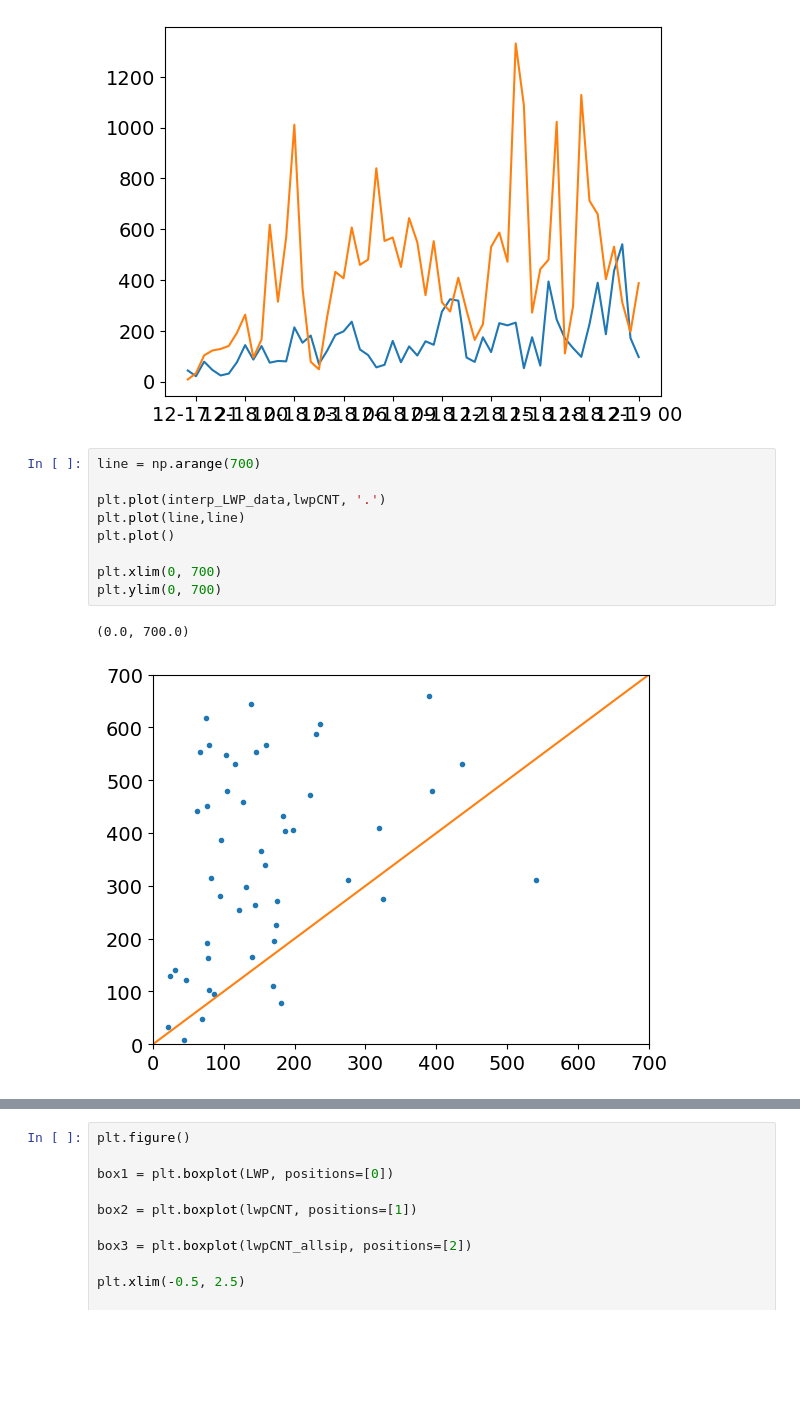
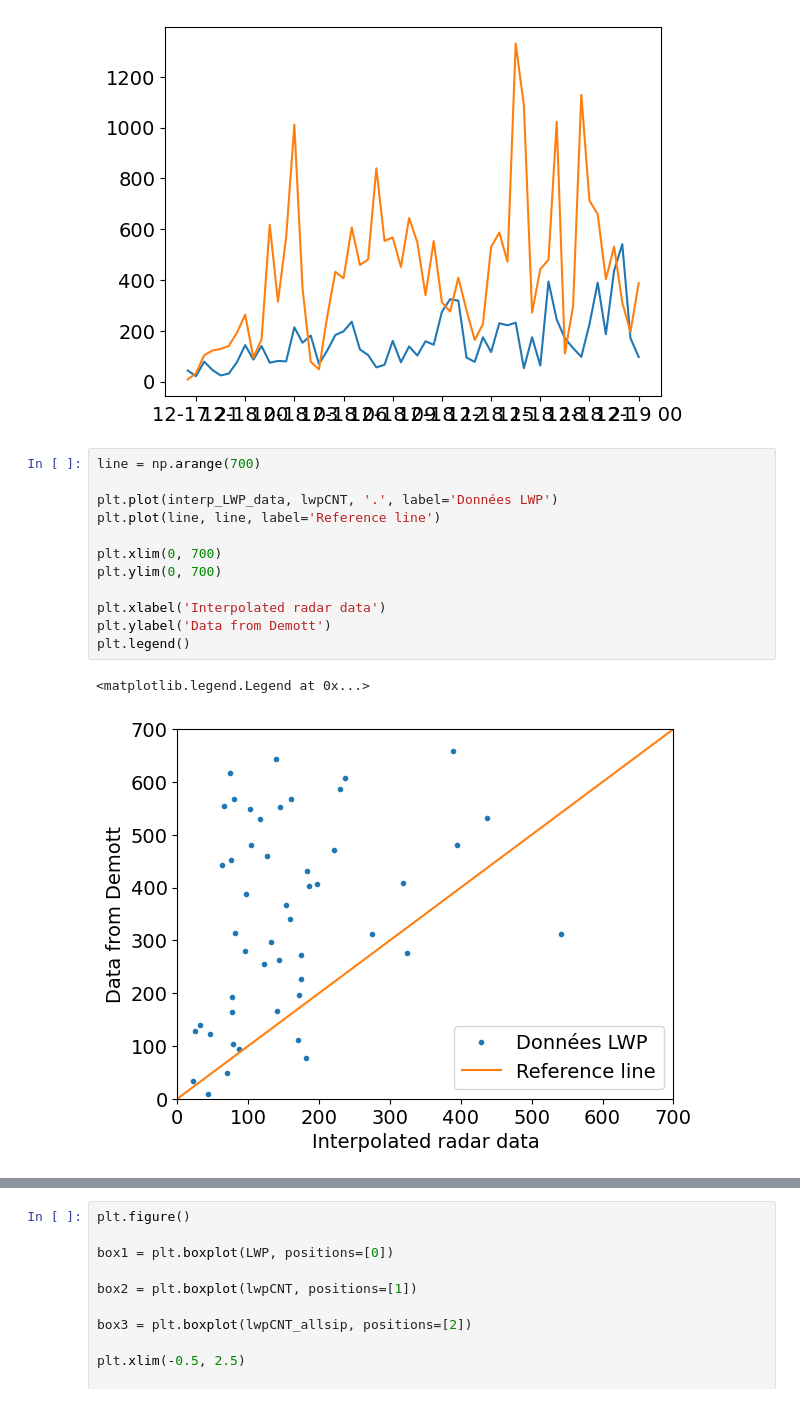
Before and after one commit to eliotperrin/Mixed-phase-cloud-with-CR-SIM, a Jupyter notebook: lwp difference.ipynb, the cells around one changed output, grey strips where cells are left out. Drawn from its saved outputs; the diff is of its cells as text; blank space fills up the shorter version.

Commit message:
Some improvement on the graph in lwp and adding a script to analyse Allsip file

```diff
--- a/lwp difference.ipynb
+++ b/lwp difference.ipynb
@@ -225,12 +225,15 @@ plt.plot(wrf_time,lwpCNT)
 # %%
 line = np.arange(700)
 
-plt.plot(interp_LWP_data,lwpCNT, '.')
-plt.plot(line,line)
-plt.plot()
+plt.plot(interp_LWP_data, lwpCNT, '.', label='Données LWP')
+plt.plot(line, line, label='Reference line')
 
 plt.xlim(0, 700)
 plt.ylim(0, 700)
+
+plt.xlabel('Interpolated radar data')
+plt.ylabel('Data from Demott')
+plt.legend()
 # %% [output]
-(0.0, 700.0)
+<matplotlib.legend.Legend at 0x...>
-[figure, old version]
+[figure, new version]
```
Also changed, not shown: parts of 1 cell of this notebook.
